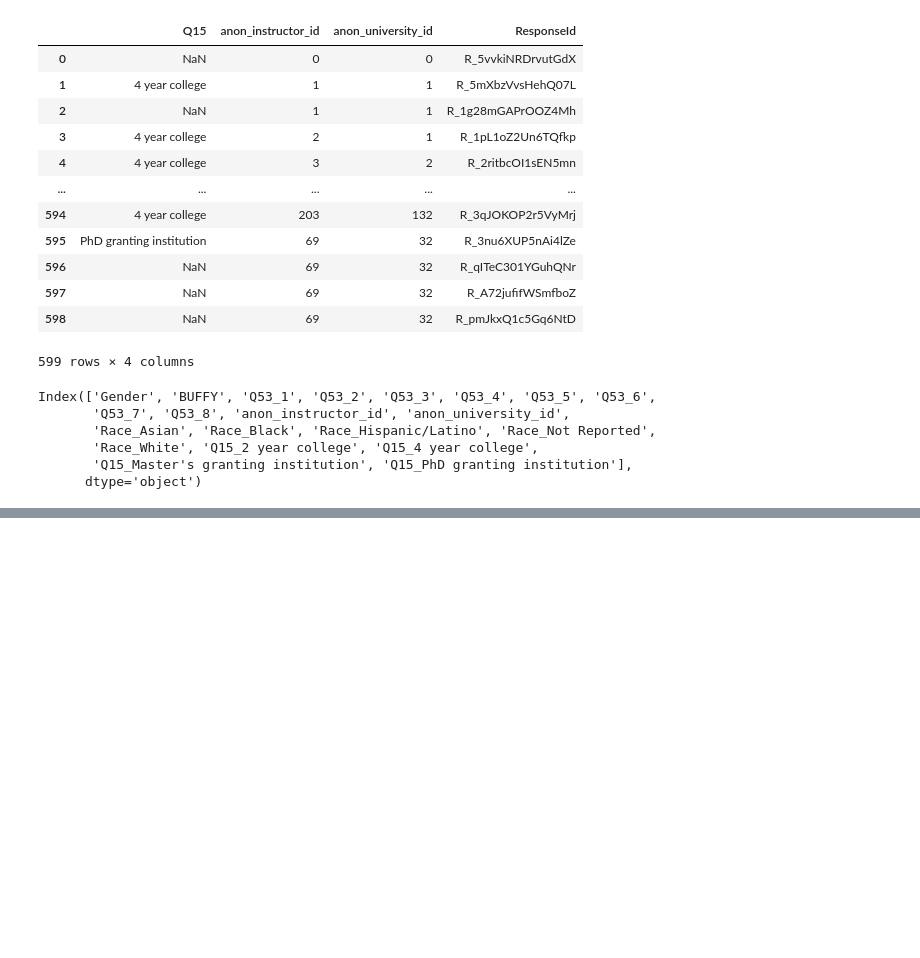
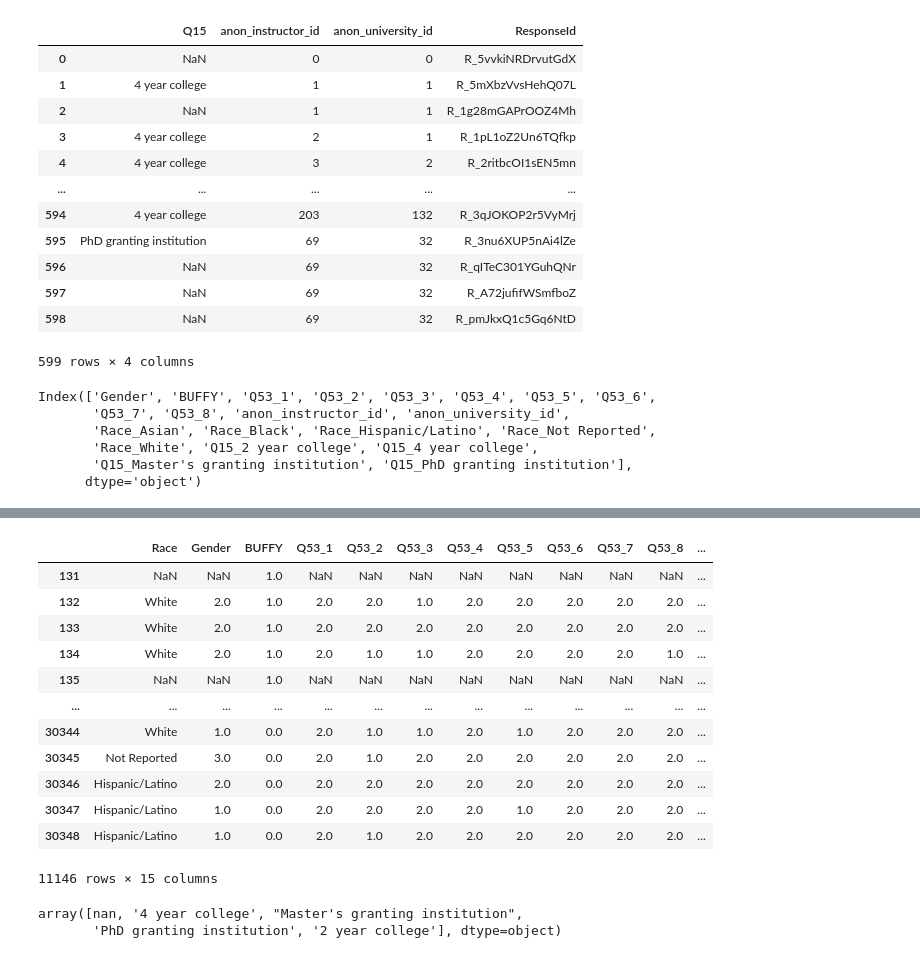
Before and after one commit to Lewandowski-Labs-PER/eclass-public, a Jupyter notebook: buffy_v_intro_kfold.ipynb, the cells around one changed output, grey strips where cells are left out. Drawn from its saved outputs; the diff is of its cells as text; code cells hidden in the pictures; blank space fills up the shorter version.

```diff
--- a/buffy_v_intro_kfold.ipynb
+++ b/buffy_v_intro_kfold.ipynb
@@ -380,0 +377,21 @@ Logit Regression Results
+# %%
+students[students.Q15!='2 year college'].dropna(subset=['Q15'])
+# %% [output]
+|  | Race | Gender | BUFFY | Q53_1 | Q53_2 | Q53_3 | Q53_4 | Q53_5 | Q53_6 | Q53_7 | Q53_8 | ... |
+| 131 | NaN | NaN | 1.0 | NaN | NaN | NaN | NaN | NaN | NaN | NaN | NaN | ... |
+| 132 | White | 2.0 | 1.0 | 2.0 | 2.0 | 1.0 | 2.0 | 2.0 | 2.0 | 2.0 | 2.0 | ... |
+| 133 | White | 2.0 | 1.0 | 2.0 | 2.0 | 2.0 | 2.0 | 2.0 | 2.0 | 2.0 | 2.0 | ... |
+| 134 | White | 2.0 | 1.0 | 2.0 | 1.0 | 1.0 | 2.0 | 2.0 | 2.0 | 2.0 | 1.0 | ... |
+| 135 | NaN | NaN | 1.0 | NaN | NaN | NaN | NaN | NaN | NaN | NaN | NaN | ... |
+| ... | ... | ... | ... | ... | ... | ... | ... | ... | ... | ... | ... | ... |
+| 30344 | White | 1.0 | 0.0 | 2.0 | 1.0 | 1.0 | 2.0 | 1.0 | 2.0 | 2.0 | 2.0 | ... |
+| 30345 | Not Reported | 3.0 | 0.0 | 2.0 | 1.0 | 2.0 | 2.0 | 2.0 | 2.0 | 2.0 | 2.0 | ... |
+| 30346 | Hispanic/Latino | 2.0 | 0.0 | 2.0 | 2.0 | 2.0 | 2.0 | 2.0 | 2.0 | 2.0 | 2.0 | ... |
+| 30347 | Hispanic/Latino | 1.0 | 0.0 | 2.0 | 2.0 | 2.0 | 2.0 | 1.0 | 2.0 | 2.0 | 2.0 | ... |
+| 30348 | Hispanic/Latino | 1.0 | 0.0 | 2.0 | 1.0 | 2.0 | 2.0 | 2.0 | 2.0 | 2.0 | 2.0 | ... |
+11146 rows × 15 columns
+# %%
+e.cis['Q15'].unique()
+# %% [output]
+array([nan, '4 year college', "Master's granting institution",
+       'PhD granting institution', '2 year college'], dtype=object)
```
Also changed, not shown: parts of 27 cells of this notebook, 2 other files.
